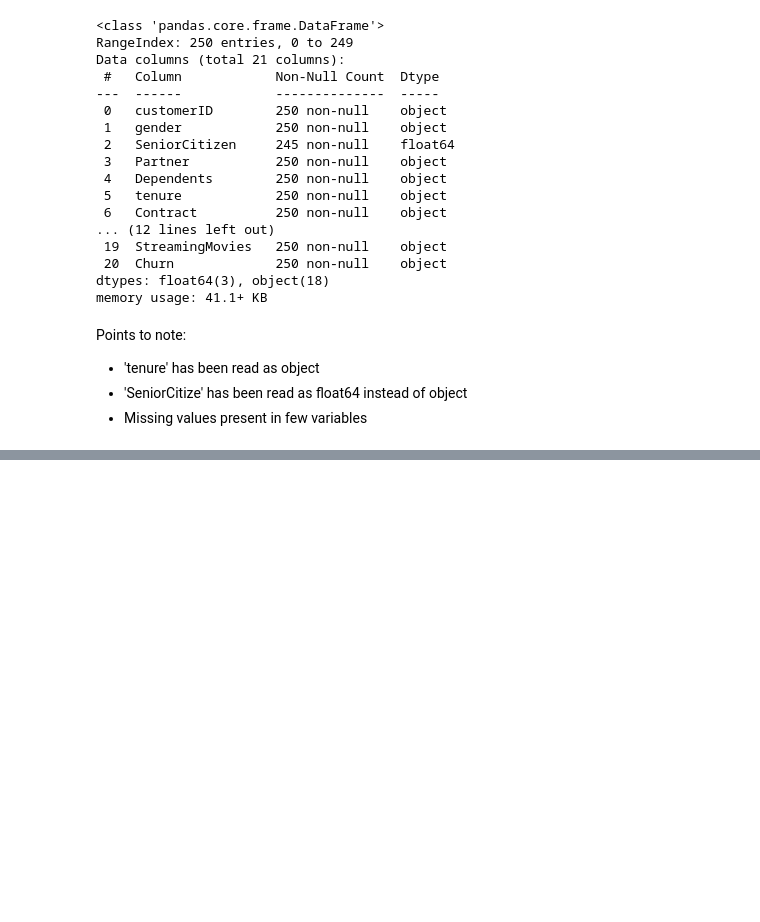
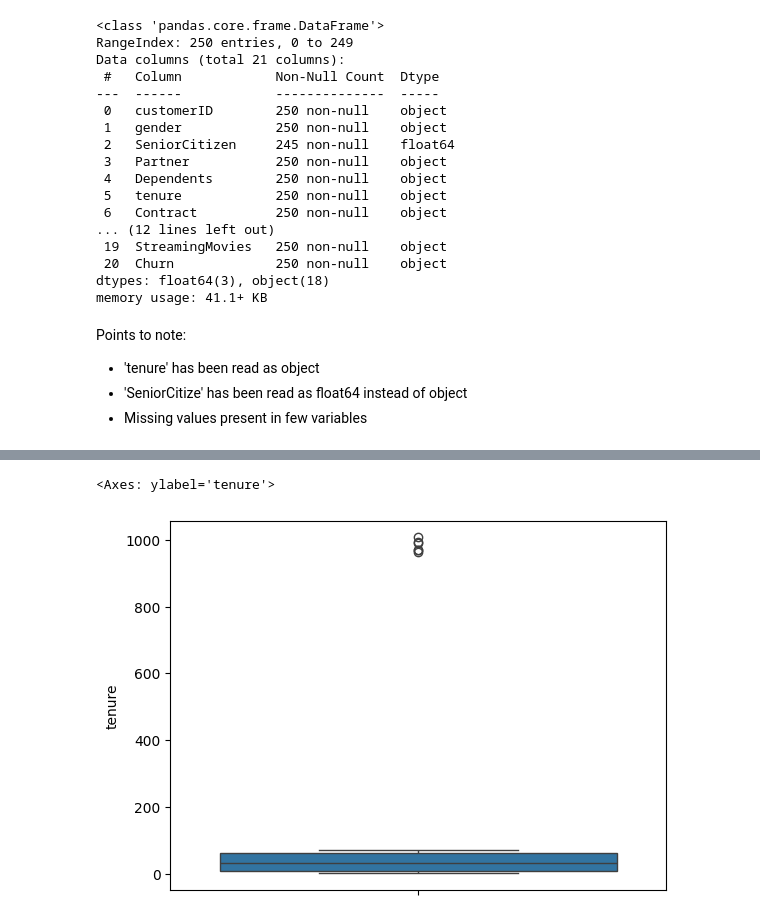
Before and after one commit to Heet06/MLUP001, a Jupyter notebook: Week-4/data_preparation.ipynb, the cells around one changed output, grey strips where cells are left out. Drawn from its saved outputs; the diff is of its cells as text; code cells hidden in the pictures; blank space fills up the shorter version.

```diff
--- a/Week-4/data_preparation.ipynb
+++ b/Week-4/data_preparation.ipynb
@@ -169,0 +275,10 @@ np.unique(churn['tenure'], return_counts=True)
+# %%
+# Replacing "1@#" with 'No'
+
+churn1['Dependents'] = churn1['Dependents'].replace('1@#', 'No')
+
+# Verifying the replaced characters
+
+table_dependents = pd.crosstab(index=churn1['Dependents'], columns="count")
+
+print(table_dependents)
@@ -169,0 +322,11 @@ np.unique(churn['tenure'], return_counts=True)
+# %%
+# ii)
+
+import re
+pattern = '^[0-9]{4,4}-[A-Z]{5,5}'
+
+p = re.compile(pattern)
+type(p)
+
+q = [i for i,value in enumerate(churn1.customerID) if p.match(str(value))==None]
+print(q)
@@ -169,0 +335,11 @@ np.unique(churn['tenure'], return_counts=True)
+# %%
+fp1 = re.compile('^[A-Z]{5,5}-[0-9]{4,4}')
+fp2 = re.compile('^[0-9]{4,4}/[A-Z]{5,5}')
+
+for i in q:
+  false_str = str(churn1.customerID[i])
+  if (fp1.match(false_str)):
+    str_splits = false_str.split('-')
+    churn1.customerID[i] = str_splits[1]+'-'+str_splits[0]
+  elif (fp2.match(false_str)):
+    churn1.customerID[i] = false_str.replace('/', '-')
@@ -169,0 +445,7 @@ np.unique(churn['tenure'], return_counts=True)
+# %%
+import seaborn as sns
+
+sns.boxplot(y = churn1['tenure'])
+# %% [output]
+<Axes: ylabel='tenure'>
+[figure, added]
```
Also changed, not shown: parts of 55 cells of this notebook.
